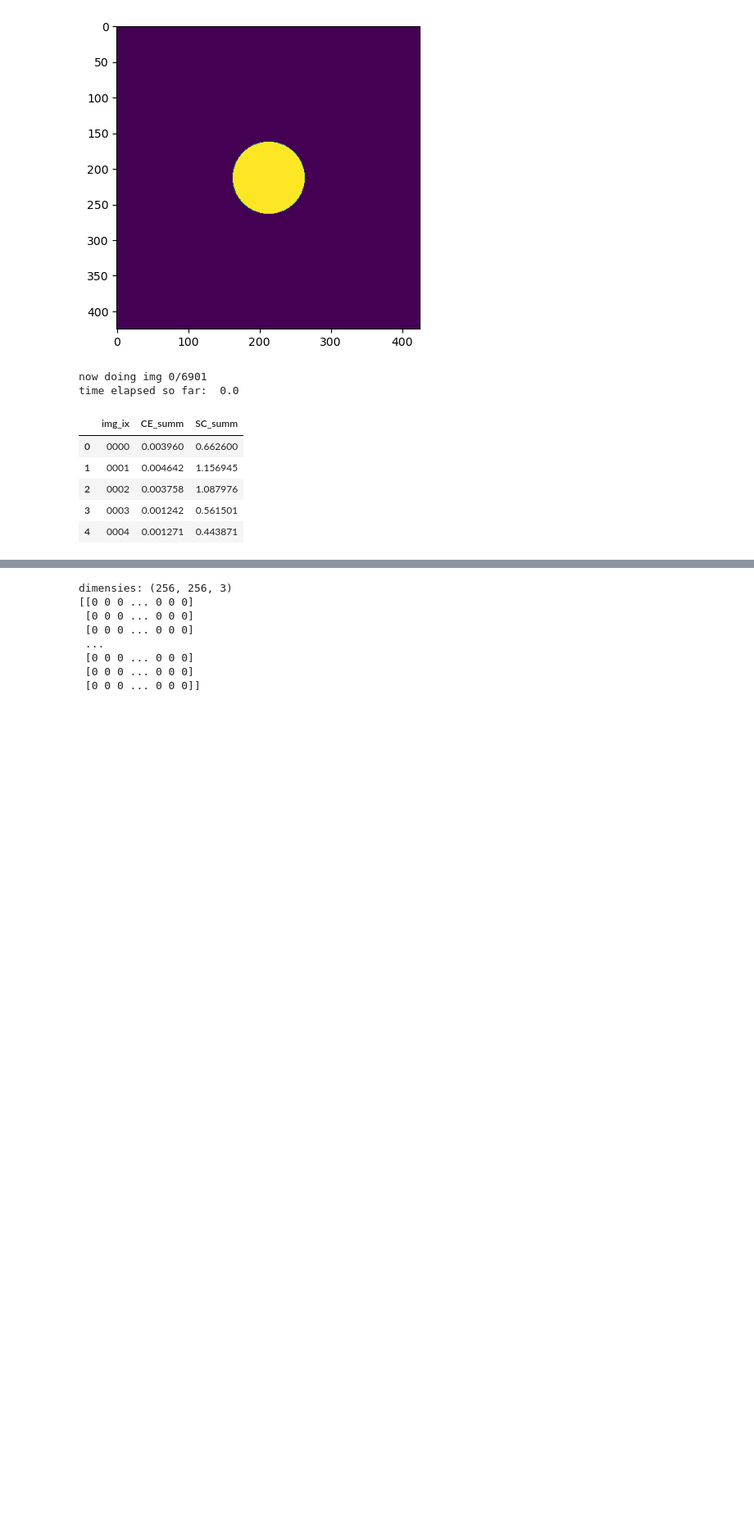
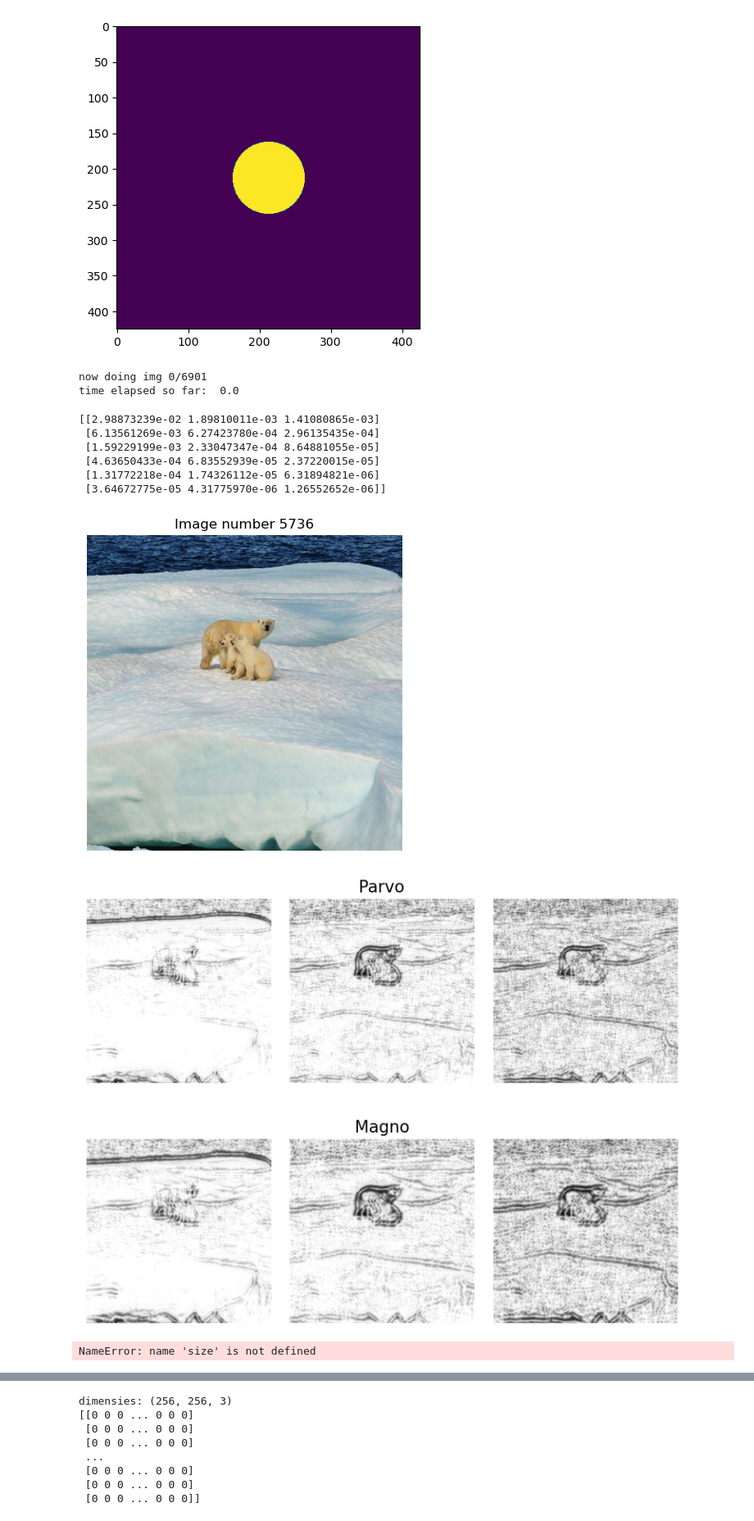
Before and after one commit to WiegerScheurer/spatpred, a Jupyter notebook: notebooks/alien_nbs/CFS_stimuli_contrast.ipynb, the cells around one changed output, grey strips where cells are left out. Shown at 82% size. Cells and saved outputs as stored; diff of their text form; code cells hidden in the pictures; blank space fills up the shorter version.

Commit message:
implementations of SC CE contrasts, added crop func

```diff
--- a/notebooks/alien_nbs/CFS_stimuli_contrast.ipynb
+++ b/notebooks/alien_nbs/CFS_stimuli_contrast.ipynb
@@ -272,17 +272,20 @@ tstart=time.time()
 stim_dict={k:[] for k in ['img_ix','CE_summ','SC_summ']}
 
 all_imgs = len(image_files)
-n_imgs = 2
+n_imgs = 1
 
 for img_ix in range(n_imgs):
     if img_ix%250==0:
         print(f'now doing img {img_ix}/{len(image_files)}')
         print('time elapsed so far: ',round(time.time()-tstart,2))
+
+    if n_imgs == 1:
+        img_ix = 5736
 # im = cv2.imread(image_files[img_ix])
     with suppress_print():
-        ce, sc, beta, gamma = lgn_statistics(im=show_stim(img_no = img_ix, hide = 'y')[0], file_name='noname.tiff',
+        ce, sc, beta, gamma, edge_dict = lgn_statistics(im=show_stim(img_no = img_ix, hide = 'y')[0], file_name='noname.tiff',
                                              config=config, force_recompute=True, cache=False,
-                                             home_path='./',
+                                             home_path='./', verbose = True,
                                              threshold_lgn=threshold_lgn, compute_extra_statistics=True)
     # fill the dict
     stim_dict['img_ix'].append(str(img_ix).zfill(4))
@@ -293,12 +296,12 @@ contr_df=pd.DataFrame(stim_dict)
 # %% [output]
 now doing img 0/6901
 time elapsed so far:  0.0
-# %%
-contr_df
-# %% [output]
-|  | img_ix | CE_summ | SC_summ |
-| 0 | 0000 | 0.003960 | 0.662600 |
-| 1 | 0001 | 0.004642 | 1.156945 |
-| 2 | 0002 | 0.003758 | 1.087976 |
-| 3 | 0003 | 0.001242 | 0.561501 |
-| 4 | 0004 | 0.001271 | 0.443871 |
+# %%
+print(threshold_lgn)
+# %% [output]
+[[2.98873239e-02 1.89810011e-03 1.41080865e-03]
+ [6.13561269e-03 6.27423780e-04 2.96135435e-04]
+ [1.59229199e-03 2.33047347e-04 8.64881055e-05]
+ [4.63650433e-04 6.83552939e-05 2.37220015e-05]
+ [1.31772218e-04 1.74326112e-05 6.31894821e-06]
+ [3.64672775e-05 4.31775970e-06 1.26552652e-06]]
@@ -304,0 +311,47 @@ contr_df
+# %%
+# contr_df
+
+show_stim(img_no = img_ix, small = 'y')
+cmap = 'binary'
+fig, axes = plt.subplots(2, 3, figsize=(10, 7))
+
+axes[0, 0].imshow(edge_dict['par1'], cmap=cmap)
+axes[0, 1].imshow(edge_dict['par2'], cmap=cmap)
+axes[0, 1].set_title('Parvo', size = 15)
+axes[0, 2].imshow(edge_dict['par3'], cmap=cmap)
+axes[1, 0].imshow(edge_dict['mag1'], cmap=cmap)
+axes[1, 1].imshow(edge_dict['mag2'], cmap=cmap)
+axes[1, 1].set_title('Magno', size = 15)
+axes[1, 2].imshow(edge_dict['mag3'], cmap=cmap)
+
+for i in range(2):
+    for j in range(3):
+        axes[i, j].axis('off')
+
+plt.subplots_adjust(wspace=0, hspace=0.3)
+# %% [output]
+[figure, added]
+[figure, added]
+# %%
+def get_bounding_box(mask):
+    # Get the indices where the mask is True
+    y_indices, x_indices = np.where(mask)
+
+    # Get the minimum and maximum indices along each axis
+    x_min, x_max = np.min(x_indices), np.max(x_indices)
+    y_min, y_max = np.min(y_indices), np.max(y_indices)
+
+    return x_min, x_max, y_min, y_max
+
+
+
+# Create a circular mask
+# mask = make_circle_mask(size, center_row, center_col, radius, fill='y')
+
+# Get the bounding box of the mask
+x_min, x_max, y_min, y_max = get_bounding_box(mask)
+
+# Crop the array to the bounding box
+cropped_array = array[y_min:y_max+1, x_min:x_max+1]
+# %% [output]
+NameError: name 'size' is not defined
```
Also changed, not shown: parts of 7 cells of this notebook, 1 other file.
